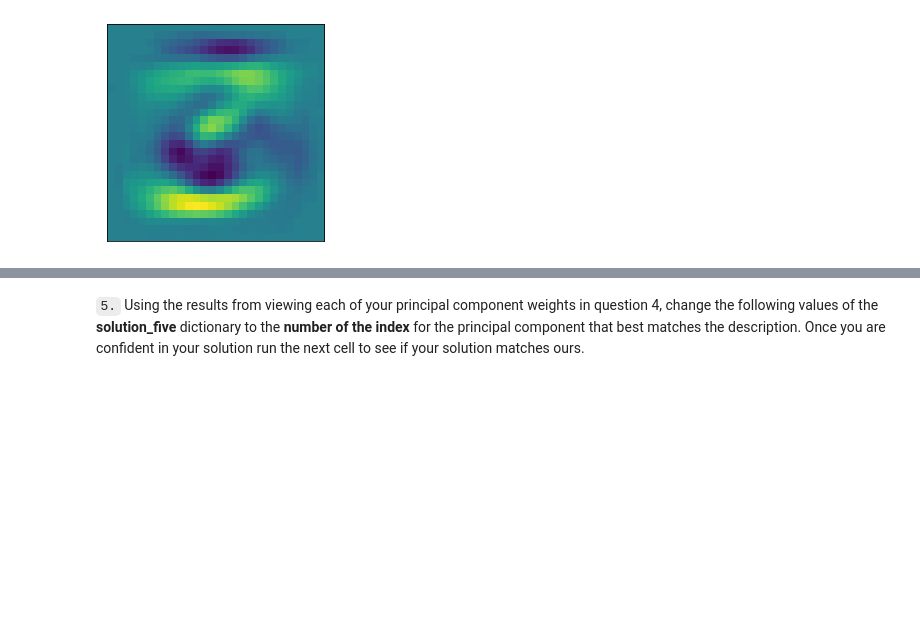
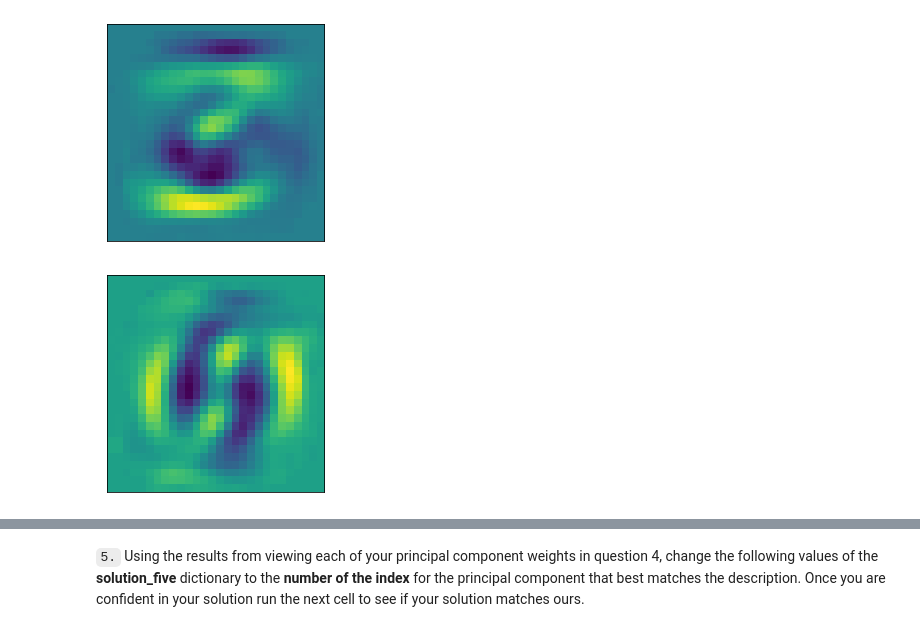
Before and after one commit to dguevar1/pca, a Jupyter notebook: Interpret_PCA_Results.ipynb, the cells around one changed output, grey strips where cells are left out. Cells and saved outputs as stored; diff of their text form; code cells hidden in the pictures; blank space fills up the shorter version.

```diff
--- a/Interpret_PCA_Results.ipynb
+++ b/Interpret_PCA_Results.ipynb
@@ -74,3 +86,7 @@ Looks good!  The amount of variability explained by each principal component giv
 plot_component(pca, 3)
 # %% [output]
 [figure]
+# %%
+plot_component(pca, 4)
+# %% [output]
+[figure, added]
```
Also changed, not shown: parts of 8 cells of this notebook, 1 other file.
